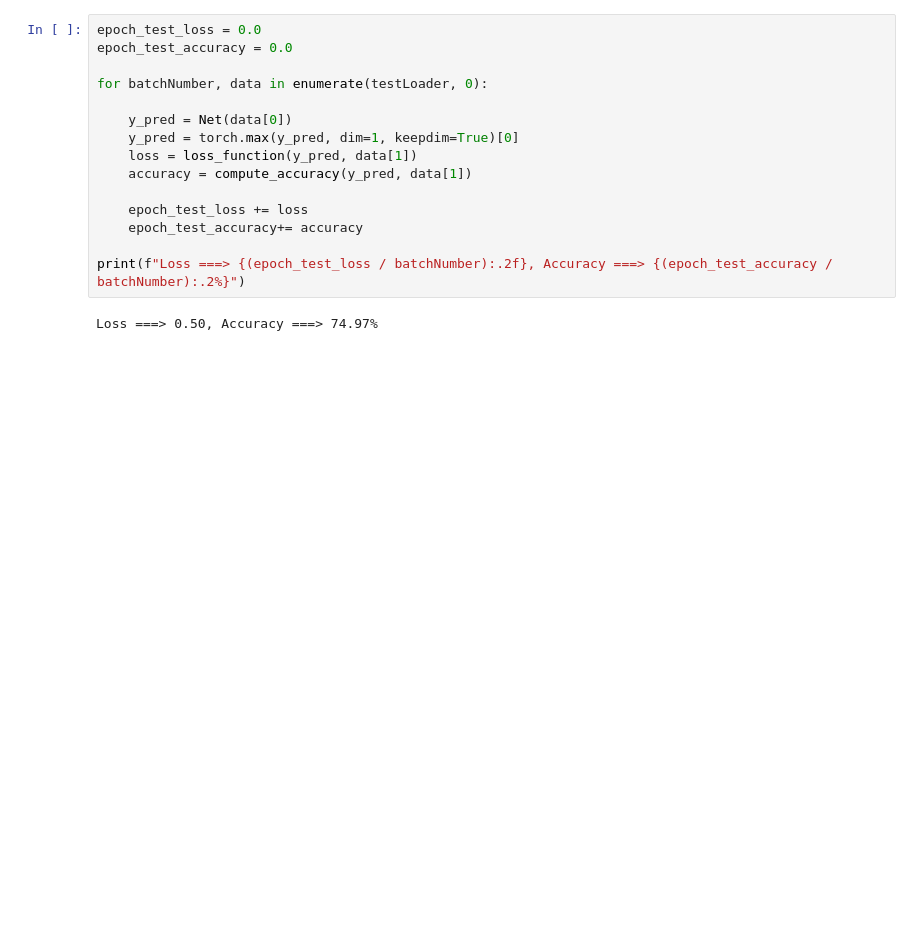
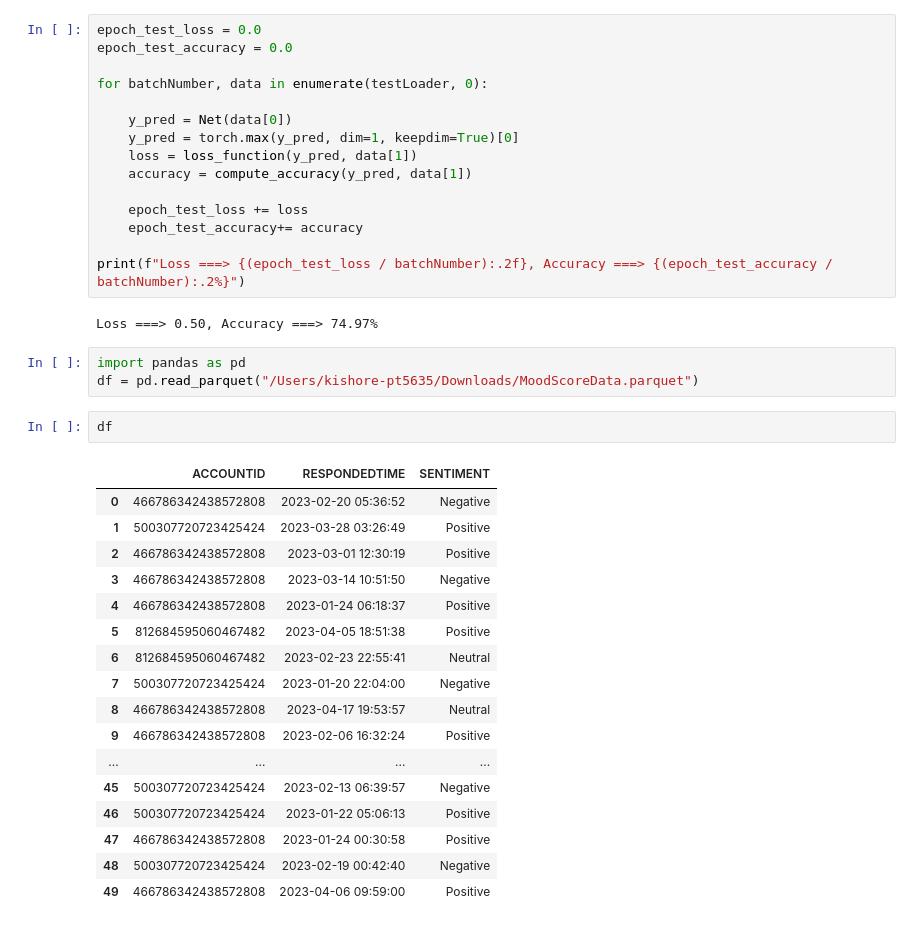
Before and after one commit to kishorekaruppusamy/MlAlgorithmsImplemantation, a Jupyter notebook: NLP/TwitterSentiment2.ipynb, the cells around one changed output. Drawn from its saved outputs; the diff is of its cells as text; blank space fills up the shorter version.

```diff
--- a/NLP/TwitterSentiment2.ipynb
+++ b/NLP/TwitterSentiment2.ipynb
@@ -373,3 +373,26 @@ for batchNumber, data in enumerate(testLoader, 0):
 print(f"Loss ===> {(epoch_test_loss / batchNumber):.2f}, Accuracy ===> {(epoch_test_accuracy / batchNumber):.2%}")
 # %% [output]
 Loss ===> 0.50, Accuracy ===> 74.97%
+# %%
+import pandas as pd
+df = pd.read_parquet("/Users/kishore-pt5635/Downloads/MoodScoreData.parquet")
+# %%
+df
+# %% [output]
+|  | ACCOUNTID | RESPONDEDTIME | SENTIMENT |
+| 0 | 466786342438572808 | 2023-02-20 05:36:52 | Negative |
+| 1 | 500307720723425424 | 2023-03-28 03:26:49 | Positive |
+| 2 | 466786342438572808 | 2023-03-01 12:30:19 | Positive |
+| 3 | 466786342438572808 | 2023-03-14 10:51:50 | Negative |
+| 4 | 466786342438572808 | 2023-01-24 06:18:37 | Positive |
+| 5 | 812684595060467482 | 2023-04-05 18:51:38 | Positive |
+| 6 | 812684595060467482 | 2023-02-23 22:55:41 | Neutral |
+| 7 | 500307720723425424 | 2023-01-20 22:04:00 | Negative |
+| 8 | 466786342438572808 | 2023-04-17 19:53:57 | Neutral |
+| 9 | 466786342438572808 | 2023-02-06 16:32:24 | Positive |
+| ... | ... | ... | ... |
+| 45 | 500307720723425424 | 2023-02-13 06:39:57 | Negative |
+| 46 | 500307720723425424 | 2023-01-22 05:06:13 | Positive |
+| 47 | 466786342438572808 | 2023-01-24 00:30:58 | Positive |
+| 48 | 500307720723425424 | 2023-02-19 00:42:40 | Negative |
+| 49 | 466786342438572808 | 2023-04-06 09:59:00 | Positive |
```
Also changed, not shown: 5 other files.
